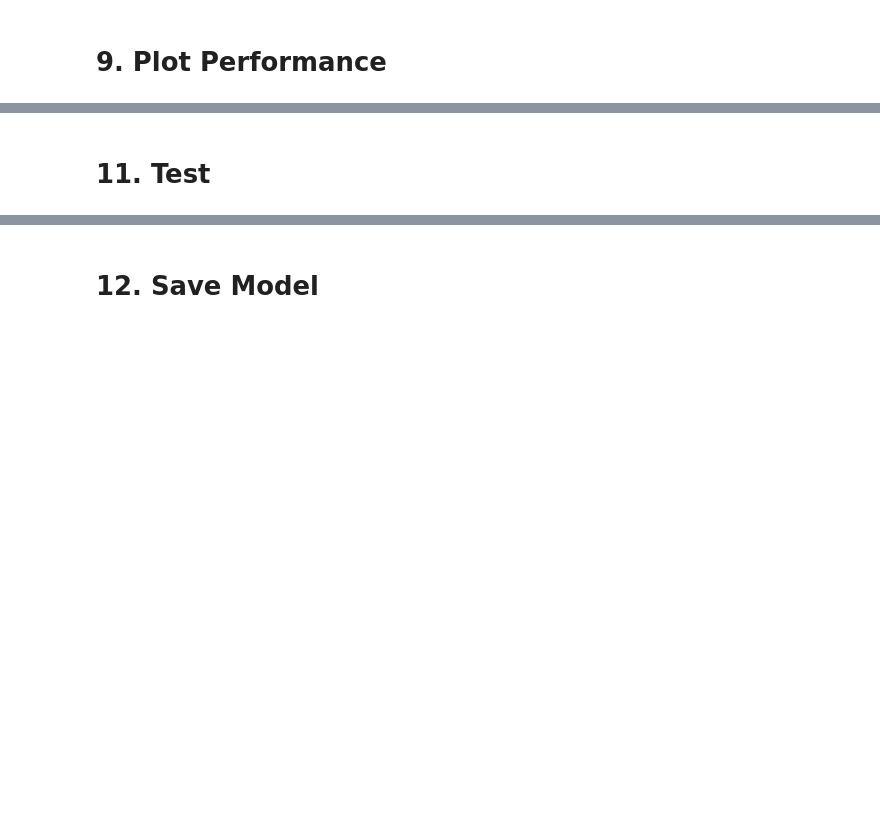
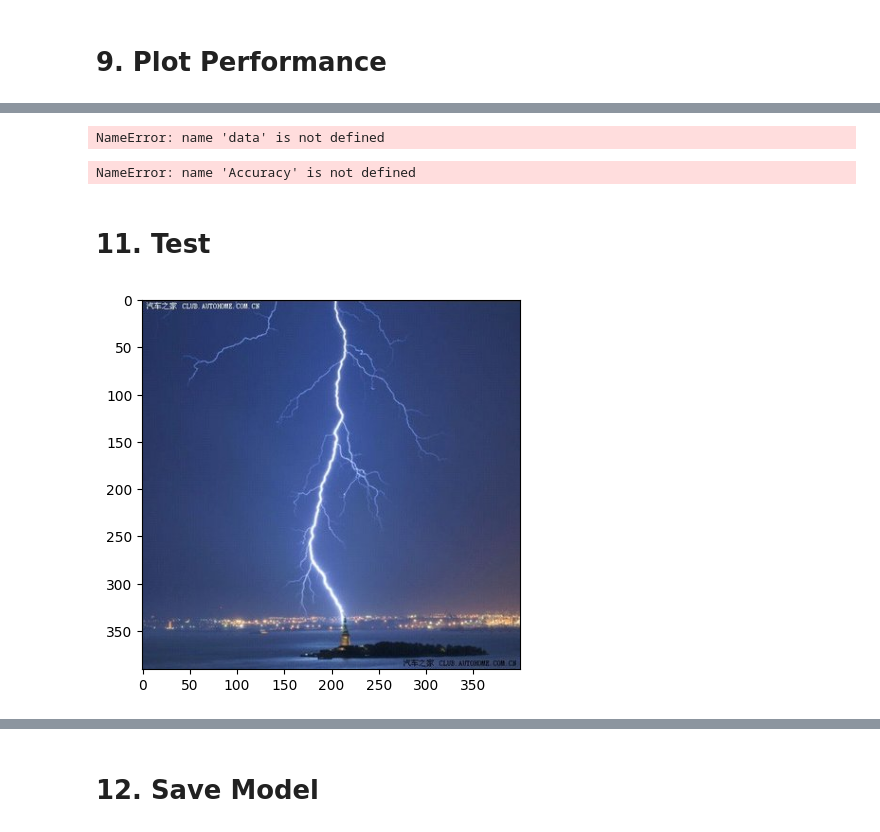
Before and after one commit to ramrems/Weather-Prediction, a Jupyter notebook: model1.ipynb, the cells around one changed output, grey strips where cells are left out. Drawn from its saved outputs; the diff is of its cells as text; code cells hidden in the pictures; blank space fills up the shorter version.

```diff
--- a/model1.ipynb
+++ b/model1.ipynb
@@ -266,6 +337,12 @@ plt.show()
 from tensorflow.keras.metrics import Precision, Recall, CategoricalAccuracy
 from tensorflow.keras.utils import to_categorical
 from tensorflow.keras.metrics import Accuracy
+# %%
+train_size = int(len(data)*0.7)
+val_size = int(len(data)*.2)
+test_size = int(len(data)*.1)
+# %% [output]
+NameError: name 'data' is not defined
 # %%
 pre = Precision()
 re = Recall()
@@ -275,7 +352,7 @@ test = data.skip(train_size + val_size).take(test_size)
 # %%
 accuracy_metric = Accuracy()
 
-for batch in test.as_numpy_iterator():
+for batch in test_data.as_numpy_iterator():
     X, y = batch
     yhat = model.predict(X)
     acc.update_state(y, yhat)
@@ -284,21 +361,25 @@ for batch in test.as_numpy_iterator():
 
 test_accuracy = accuracy_metric.result().numpy()
 print(f'Test Accuracy: {test_accuracy}')
+# %% [output]
+NameError: name 'Accuracy' is not defined
 # %% [markdown]
 # 11. Test
 # %%
 # Görüntüyü okuma ve uygun formatta yükleme
-img = cv2.imread('data/cloudy/cloudy1.jpg')
+img = cv2.imread('data/lightning/1830.jpg')
 
 # Görüntü boş mu kontrolü
 if img is not None:
     img = cv2.cvtColor(img, cv2.COLOR_BGR2RGB)  # OpenCV, görüntüyü BGR formatında okur, bu nedenle RGB'ye dönüştürüyoruz
 
     # Görüntüyü gösterme
     plt.imshow(img)
     plt.show()
 else:
     print("Görüntü yüklenemedi.")
+# %% [output]
+[figure, added]
 # %%
 resize = tf.image.resize(img, (256,256))
 plt.imshow(resize.numpy().astype(int))
```
Also changed, not shown: parts of 23 cells of this notebook, 6 other files.
